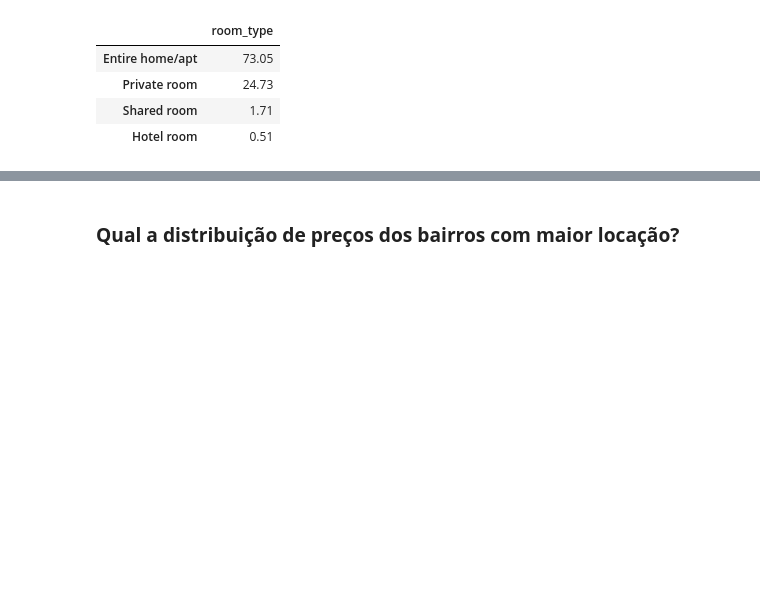
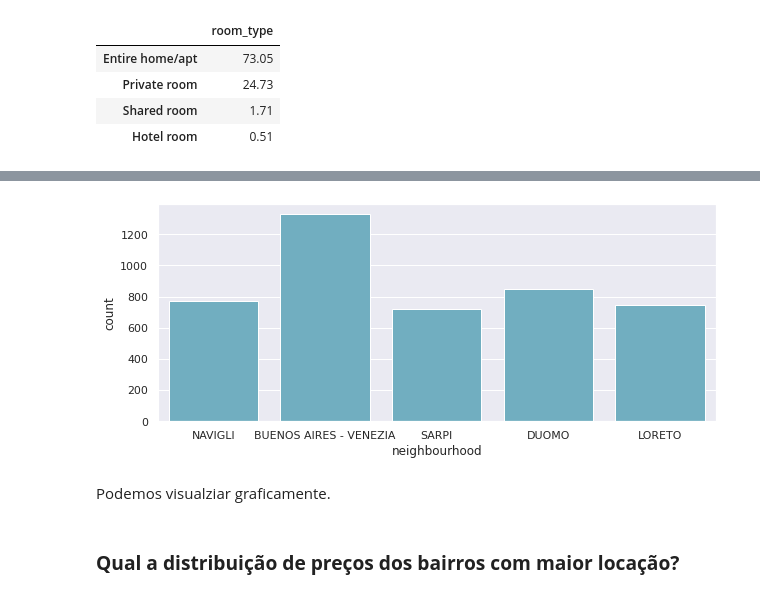
Before and after one commit to GiovanniSoares/Analise_Dados, a Jupyter notebook: Analisando_os_Dados_do_Airbnb_Milan_Italy.ipynb, the cells around one changed output, grey strips where cells are left out. Saved outputs shown, nothing was run; the diff lists cells and outputs as text; code cells hidden in the pictures; blank space fills up the shorter version.

```diff
--- a/Analisando_os_Dados_do_Airbnb_Milan_Italy.ipynb
+++ b/Analisando_os_Dados_do_Airbnb_Milan_Italy.ipynb
@@ -279,2 +309,10 @@ Name: neighbourhood, dtype: int64
+# %%
+plt.figure(figsize=(10,4))
+sns.set_theme(style="darkgrid")
+ax = sns.countplot(x="neighbourhood", color="c" , data=df_neighbourhood)
+# %% [output]
+[figure, added]
+# %% [markdown]
+Podemos visualziar graficamente.
 # %% [markdown]
 ### **Qual a distribuição de preços dos bairros com maior locação?**
```
Also changed, not shown: parts of 16 cells of this notebook.
